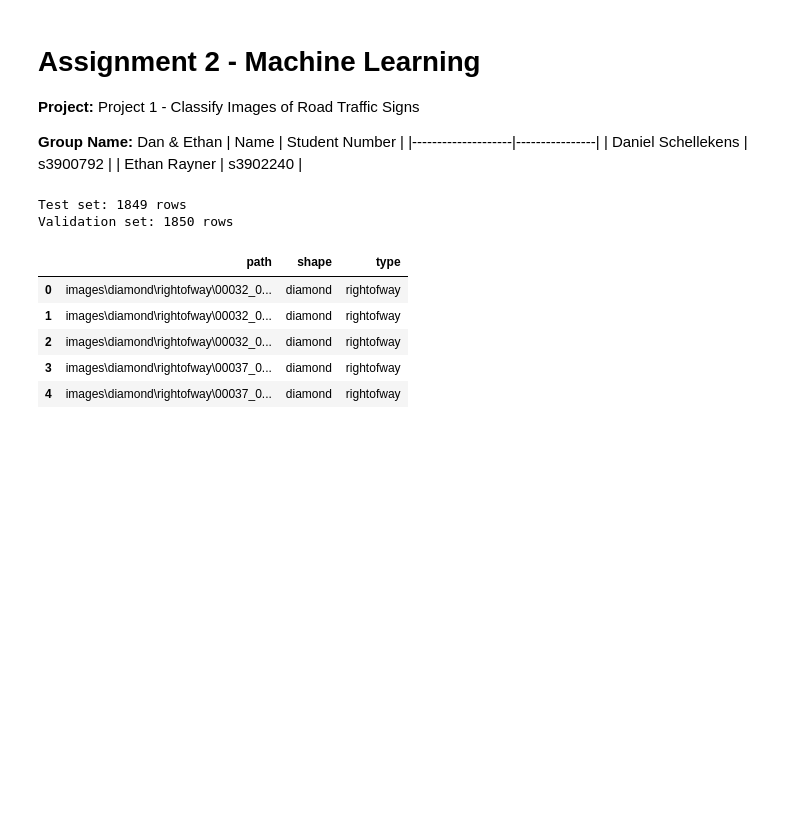
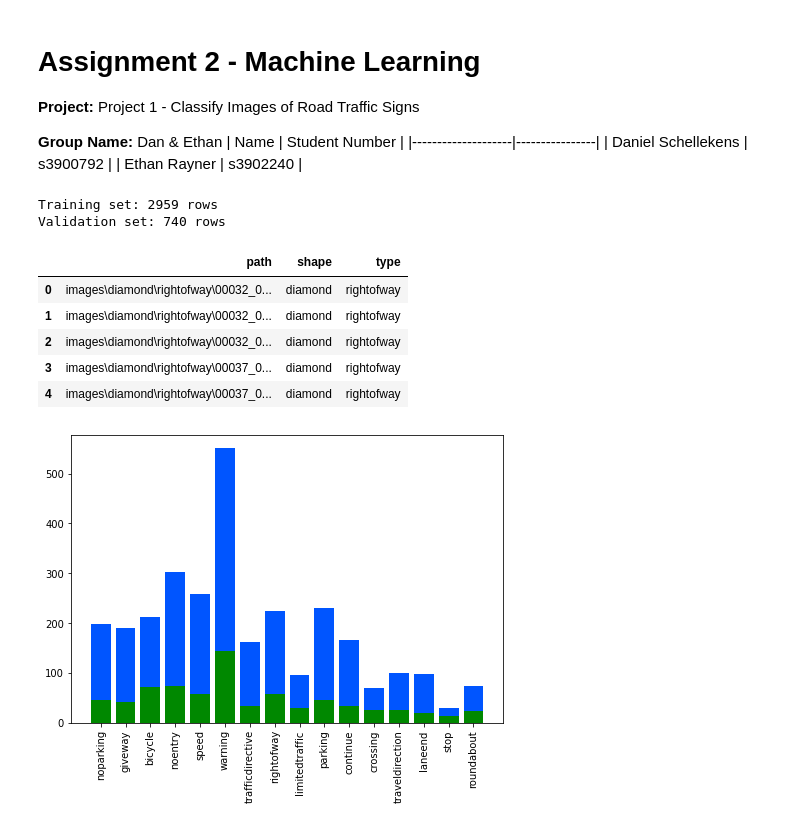
Before and after one commit to Ethan-Rayner/RoadSignClassification, a Jupyter notebook: dan_merge.ipynb, the cells around one changed output. Saved outputs shown, nothing was run; the diff lists cells and outputs as text; code cells hidden in the pictures; blank space fills up the shorter version.

```diff
--- a/dan_merge.ipynb
+++ b/dan_merge.ipynb
@@ -9,19 +9,27 @@
 | Ethan Rayner       | s3902240       |
 # %%
 IMAGES_FILE = "images.csv"
-TEST_TRAIN_SPLIT = 0.5
+TEST_TRAIN_SPLIT = 0.2
 
 from models.utils import prep_data
 
 data, train_data, val_data = prep_data(IMAGES_FILE, TEST_TRAIN_SPLIT)
 data.head()
 # %% [output]
-Test set: 1849 rows
-Validation set: 1850 rows
+Training set: 2959 rows
+Validation set: 740 rows
 |  | path | shape | type |
 | 0 | images\diamond\rightofway\00032_0... | diamond | rightofway |
 | 1 | images\diamond\rightofway\00032_0... | diamond | rightofway |
 | 2 | images\diamond\rightofway\00032_0... | diamond | rightofway |
 | 3 | images\diamond\rightofway\00037_0... | diamond | rightofway |
 | 4 | images\diamond\rightofway\00037_0... | diamond | rightofway |
+# %%
+CLASS_COLUMN = "type"
+
+from models.eda import classes_histogram
+
+classes_histogram(train_data, val_data, CLASS_COLUMN)
+# %% [output]
+[figure, added]
 # %%
```
Also changed, not shown: parts of 2 cells of this notebook, 4 other files.
